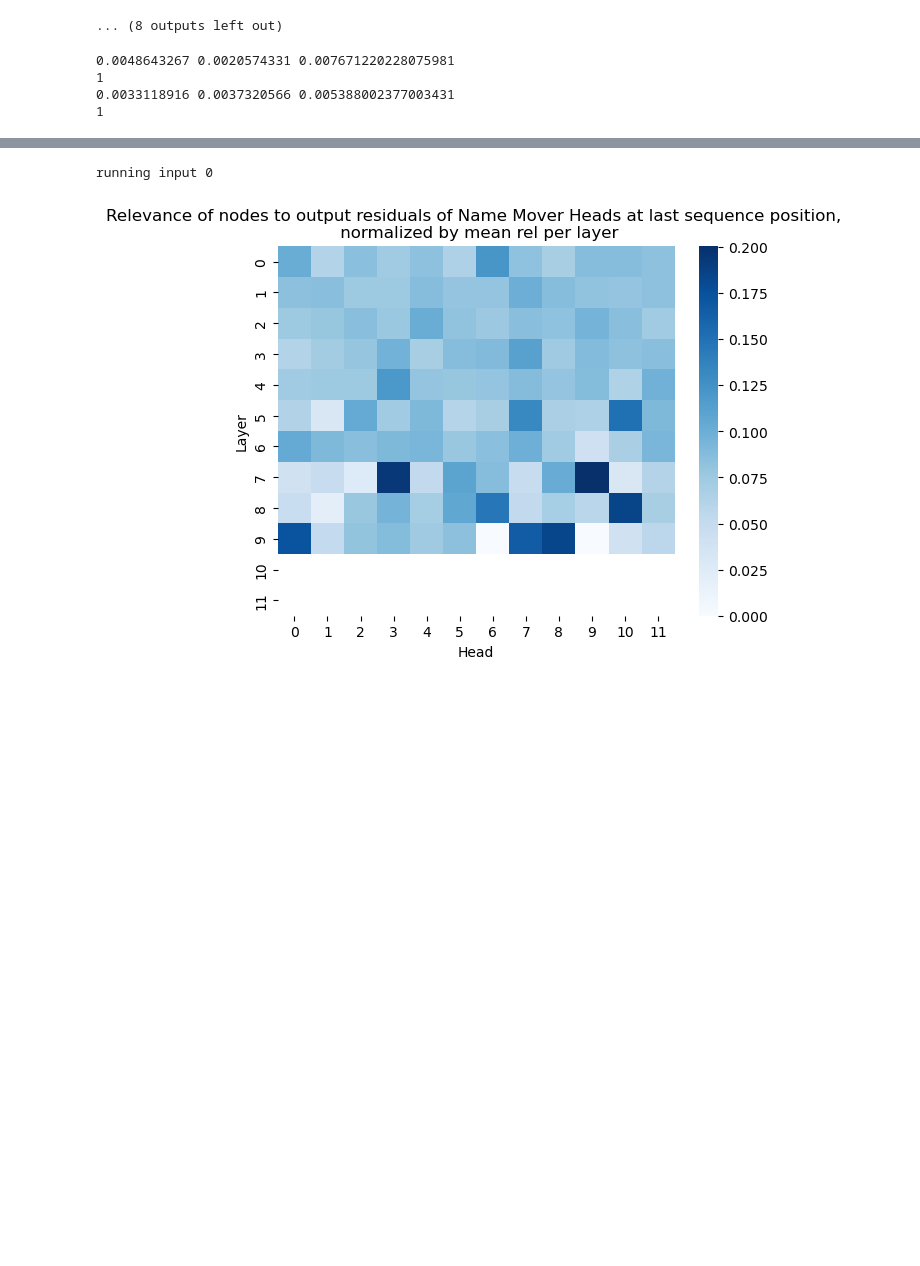
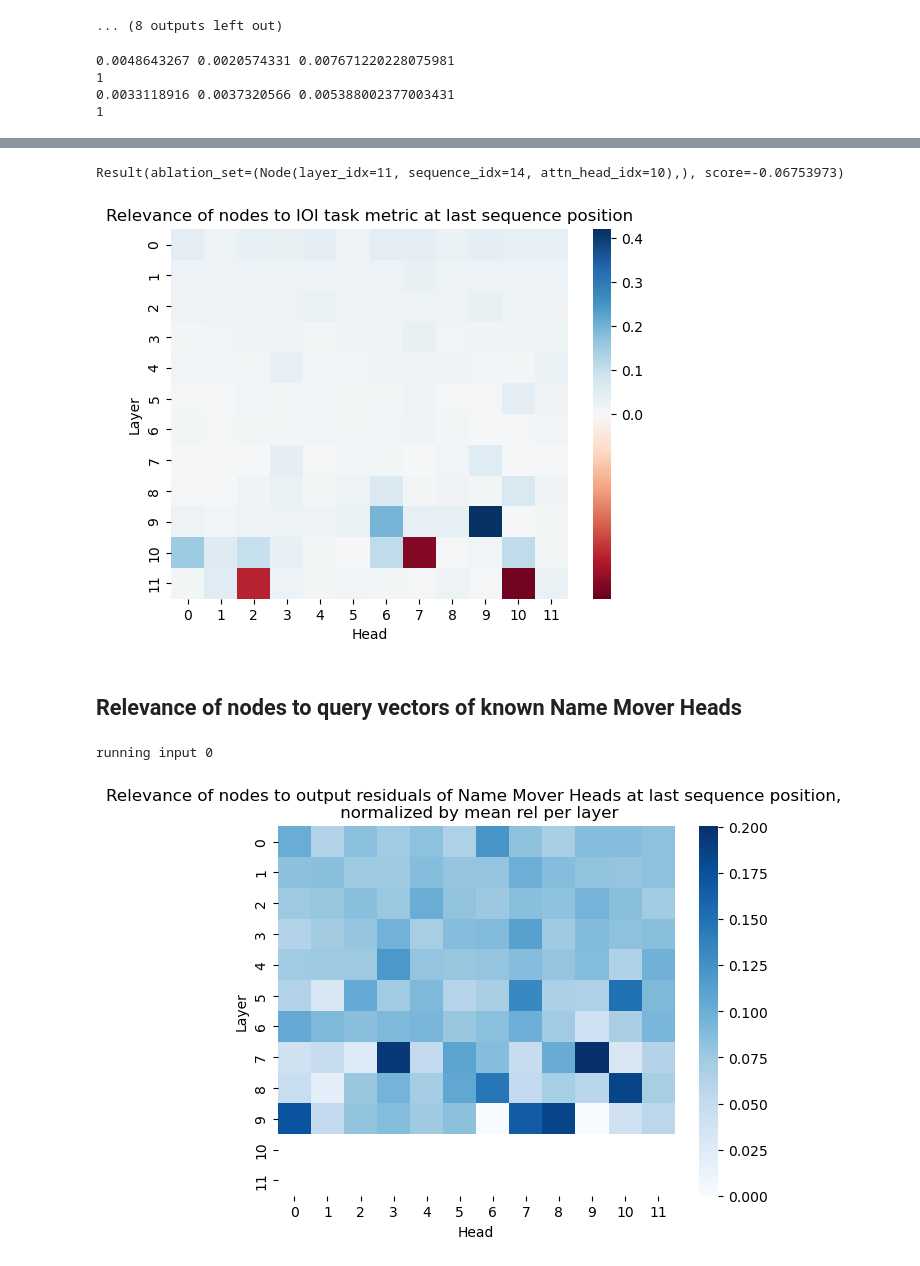
Before and after one commit to adelaidehsu/CD_Circuit, a Jupyter notebook: notebooks/GPT_sanity_checks.ipynb, the cells around one changed output, grey strips where cells are left out. Saved outputs shown, nothing was run; the diff lists cells and outputs as text; code cells hidden in the pictures; blank space fills up the shorter version.

```diff
--- a/notebooks/GPT_sanity_checks.ipynb
+++ b/notebooks/GPT_sanity_checks.ipynb
@@ -923,0 +738,4 @@ print(len(outliers))
+# %%
+num_layers = len(model.blocks)
+seq_len = ioi_dataset.toks.shape[1]
+num_attention_heads = model.cfg.n_heads
@@ -923,0 +804,29 @@ print(len(outliers))
+# %%
+Result = collections.namedtuple('Result', ('ablation_set', 'score'))
+
+def compute_logits_decomposition_scores(out_decomps):
+    logits = (out_decomps[0].rel + out_decomps[0].irrel) # 1, seq_len, 50257=d_vocab
+    io_logit = logits[0, -2, ioi_dataset.io_tokenIDs[0]]
+    s_logit = logits[0, -2, ioi_dataset.s_tokenIDs[0]]
+    full_score = np.abs(io_logit - s_logit)
+    assert(full_score > 0) # this needs to be replaced with a check higher in the pipeline; GPT2 succeeds at this like 99%+ of the time but not always
+
+    results = []
+
+    for decomp in out_decomps:
+        rel_io_logit = decomp.rel[0, -2, ioi_dataset.io_tokenIDs[0]]
+        rel_s_logit = decomp.rel[0, -2, ioi_dataset.s_tokenIDs[0]]
+        score = rel_io_logit - rel_s_logit
+        norm_score = score / full_score
+        # predicted_probs = torch.nn.functional.softmax(torch.Tensor(decomp.rel[0][-2])).cpu().numpy()
+        # score = -np.log(predicted_probs[ioi_dataset.io_tokenIDs[0]]) # KL divergence from one-hot distribution
+        results.append(Result(decomp.ablation_set, score))
+    results.sort(key=operator.attrgetter('score'), reverse=True)
+    return results
+# %%
+Result = collections.namedtuple('Result', ('ablation_set', 'score'))
+
+results, relevances = compute_logits_decomposition_scores(out_decomps)
+
+for result in results[:10]:
+    print(result)
@@ -924,3 +844,20 @@ print(len(outliers))
+# %%
+print(results[-1])
+# %% [output]
+Result(ablation_set=(Node(layer_idx=11, sequence_idx=14, attn_head_idx=10),), score=-0.06753973)
+# %%
+from matplotlib import colors
+divnorm = colors.TwoSlopeNorm(vmin=-0.07, vcenter=0, vmax=0.42)
+
+s = sns.heatmap(relevances[:, -2, :], xticklabels = range(12), yticklabels = range(12), cmap='RdBu', cbar_kws={'label': ''}, norm=divnorm)
+s.set(xlabel='Head', ylabel='Layer')
+#token = ioi_dataset.tokenized_prompts[0].split('|')[seq_idx]
+plt.title("Relevance of nodes to IOI task metric at last sequence position")
+plt.show()
+# %% [output]
+[figure, added]
+# %% [markdown]
+## Relevance of nodes to query vectors of known Name Mover Heads
 # %%
 
 target_nodes = [Node(9, 14, 9), Node(9, 14, 6), Node(10, 14, 0)]
```
Also changed, not shown: parts of 24 cells of this notebook, 5 other files.
